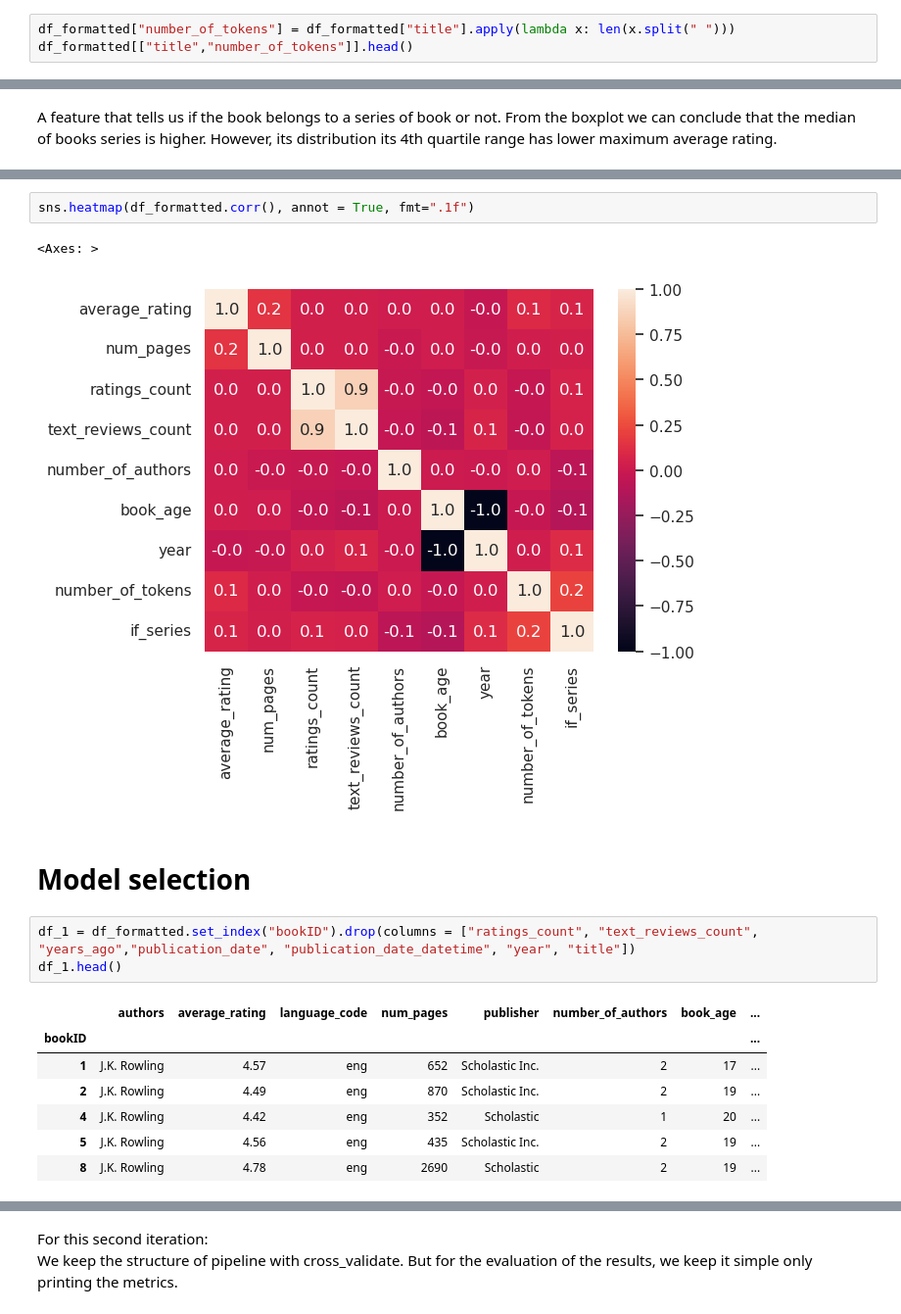
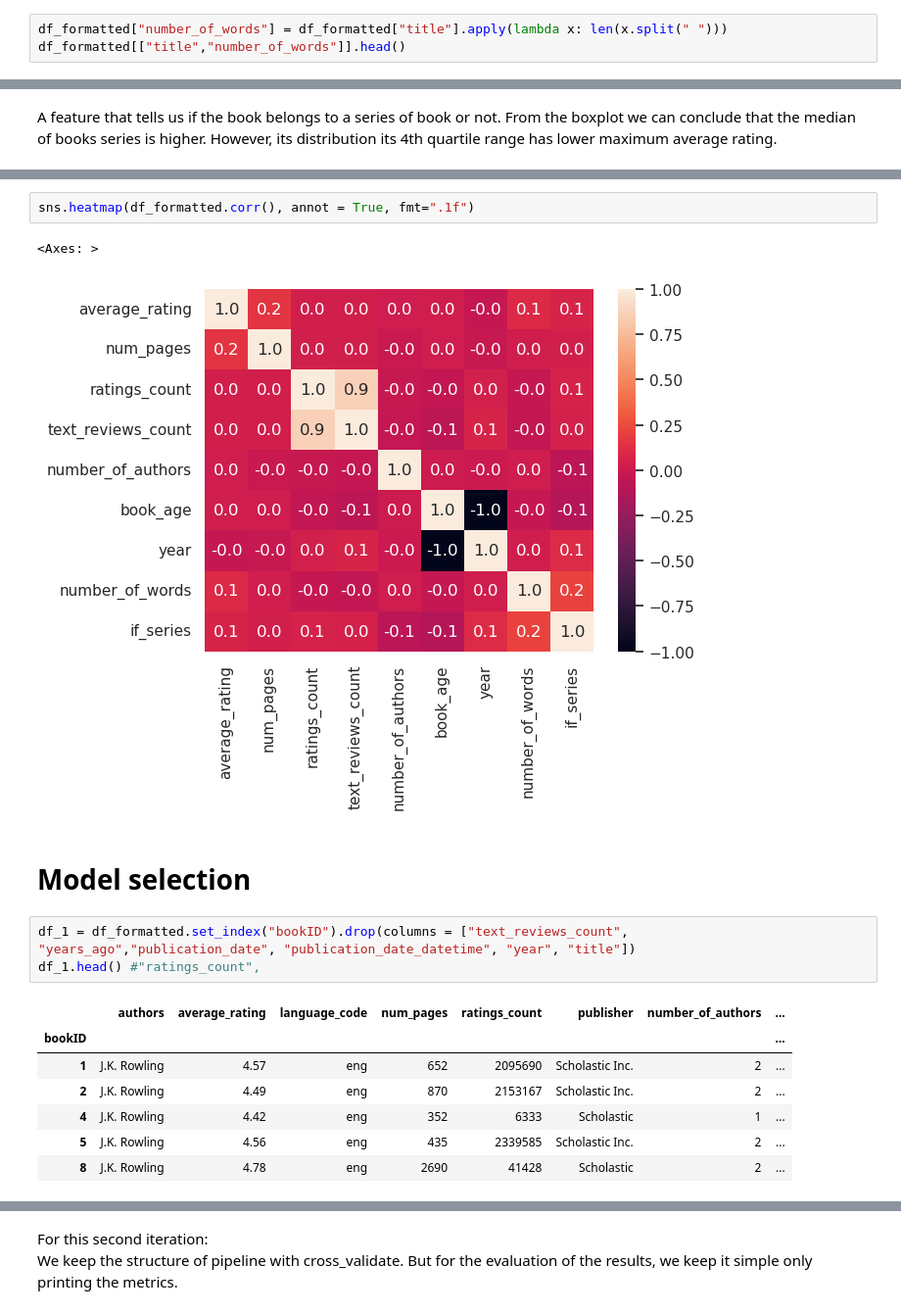
Before and after one commit to rhowsane/viet-goodreads, a Jupyter notebook: Notebook/goodreads_ratings.ipynb, the cells around one changed output, grey strips where cells are left out. Shown at 98% size. Cells and saved outputs as stored; diff of their text form.

```diff
--- a/Notebook/goodreads_ratings.ipynb
+++ b/Notebook/goodreads_ratings.ipynb
@@ -301,6 +301,6 @@ df_formatted["years_ago"] = pd.qcut(df_formatted["year"],4, labels = [4,3,2,1])
 # %% [markdown]
 Maybe the quantity of words in a book name may have an importance on its rating:
 # %%
-df_formatted["number_of_tokens"] = df_formatted["title"].apply(lambda x: len(x.split(" ")))
-df_formatted[["title","number_of_tokens"]].head()
+df_formatted["number_of_words"] = df_formatted["title"].apply(lambda x: len(x.split(" ")))
+df_formatted[["title","number_of_words"]].head()
 # %% [output]
@@ -329,20 +329,20 @@ sns.boxplot(data = df_formatted, x ="if_series", y ="average_rating")
 sns.heatmap(df_formatted.corr(), annot = True, fmt=".1f")
 # %% [output]
 <Axes: >
-[figure, old version]
+[figure, new version]
 # %% [markdown]
 # Model selection
 # %%
-df_1 = df_formatted.set_index("bookID").drop(columns = ["ratings_count", "text_reviews_count", "years_ago","publication_date", "publication_date_datetime", "year", "title"])
-df_1.head()
+df_1 = df_formatted.set_index("bookID").drop(columns = ["text_reviews_count", "years_ago","publication_date", "publication_date_datetime", "year", "title"])
+df_1.head() #"ratings_count",
 # %% [output]
-|  | authors | average_rating | language_code | num_pages | publisher | number_of_authors | book_age | ... |
+|  | authors | average_rating | language_code | num_pages | ratings_count | publisher | number_of_authors | ... |
 | bookID |  |  |  |  |  |  |  | ... |
-| 1 | J.K. Rowling | 4.57 | eng | 652 | Scholastic Inc. | 2 | 17 | ... |
-| 2 | J.K. Rowling | 4.49 | eng | 870 | Scholastic Inc. | 2 | 19 | ... |
-| 4 | J.K. Rowling | 4.42 | eng | 352 | Scholastic | 1 | 20 | ... |
-| 5 | J.K. Rowling | 4.56 | eng | 435 | Scholastic Inc. | 2 | 19 | ... |
-| 8 | J.K. Rowling | 4.78 | eng | 2690 | Scholastic | 2 | 19 | ... |
+| 1 | J.K. Rowling | 4.57 | eng | 652 | 2095690 | Scholastic Inc. | 2 | ... |
+| 2 | J.K. Rowling | 4.49 | eng | 870 | 2153167 | Scholastic Inc. | 2 | ... |
+| 4 | J.K. Rowling | 4.42 | eng | 352 | 6333 | Scholastic | 1 | ... |
+| 5 | J.K. Rowling | 4.56 | eng | 435 | 2339585 | Scholastic Inc. | 2 | ... |
+| 8 | J.K. Rowling | 4.78 | eng | 2690 | 41428 | Scholastic | 2 | ... |
 # %%
 y = df_1[["average_rating"]]
 X = df_1.drop("average_rating", axis = 1)
```
Also changed, not shown: parts of 5 cells of this notebook.
